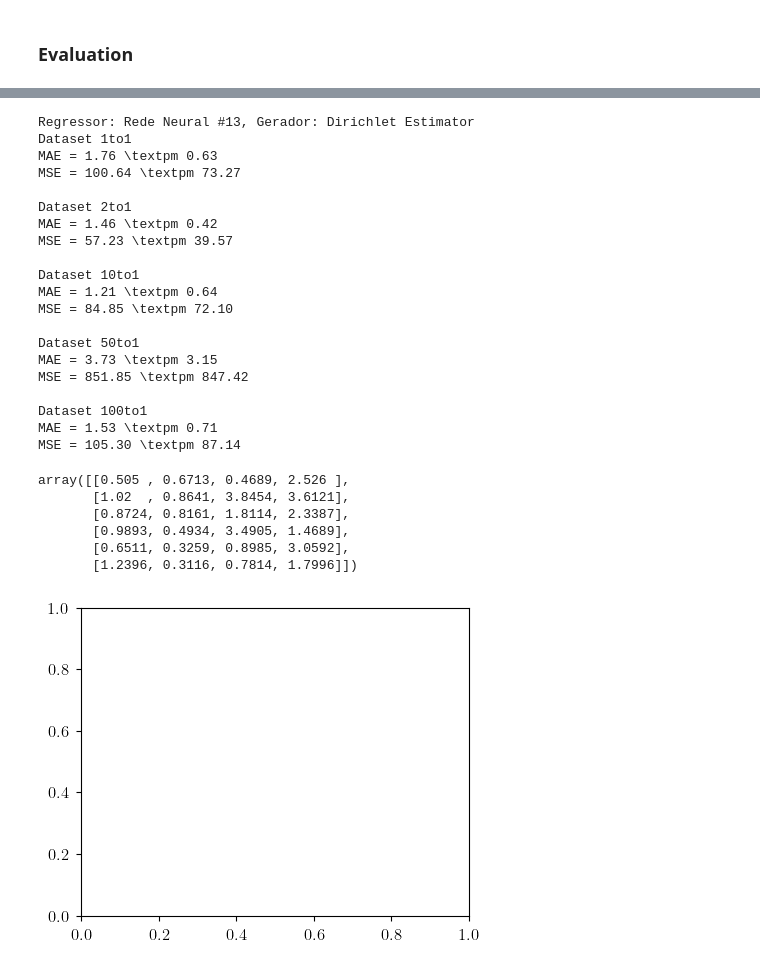
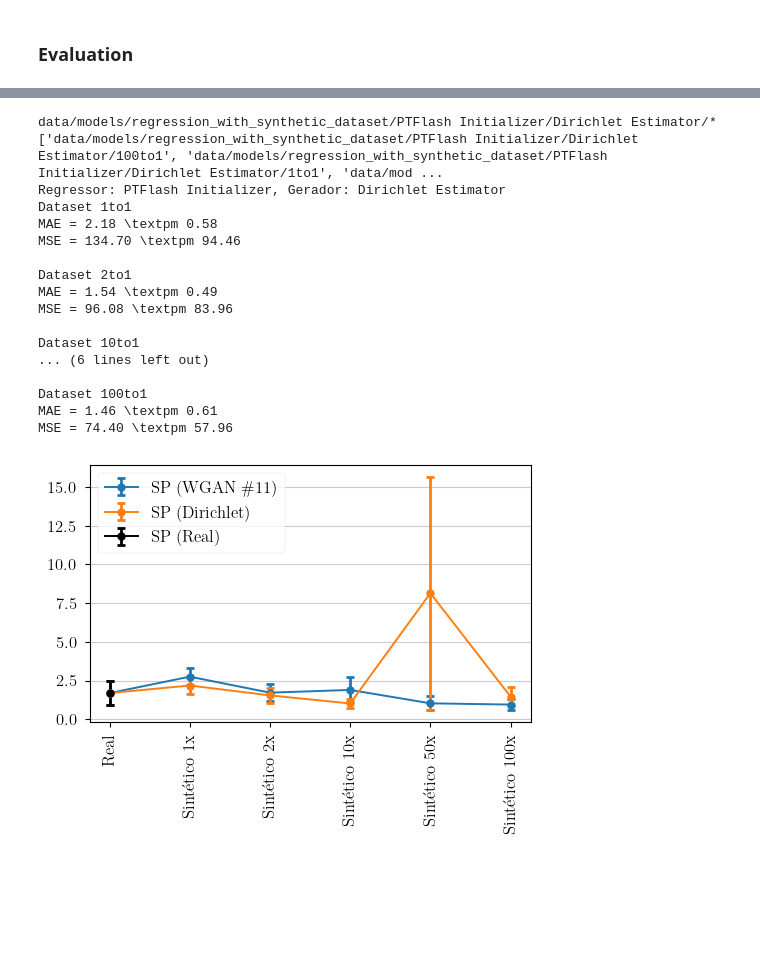
Before and after one commit to antonionicampos/nn-flash, a Jupyter notebook: notebooks/train_regression_model.ipynb, the cells around one changed output, grey strips where cells are left out. Saved outputs shown, nothing was run; the diff lists cells and outputs as text; code cells hidden in the pictures; blank space fills up the shorter version.

Commit message:
implement training on synthetic datasets and saving plot results

```diff
--- a/notebooks/train_regression_model.ipynb
+++ b/notebooks/train_regression_model.ipynb
@@ -29,7 +29,7 @@ indices = analysis.load_performance_indices()
 # %% [markdown]
 ### Training best Neural Network
 # %%
-regressor_model_name = "Rede Neural #13"
+regressor_model_name = "PTFlash Initializer [Ref 19]"
 
 output = [out for out in results["outputs"] if out["model_name"] == regressor_model_name][0]
 model_id = [i for i, out in enumerate(results["outputs"]) if out["model_name"] == regressor_model_name][0]
@@ -173,11 +175,20 @@ def create_results(generator_model_name, regressor_model_name):
             "data",
             "models",
             "regression_with_synthetic_dataset",
-            regressor_model_name,
+            r"{}".format(regressor_model_name),
             generator_model_name,
             "*",
         )
     )
+    print(os.path.join(
+            "data",
+            "models",
+            "regression_with_synthetic_dataset",
+            r"{}".format(regressor_model_name),
+            generator_model_name,
+            "*",
+        ))
+    print(models_folder)
     models_folder = sorted(models_folder, key=lambda p: int(os.path.split(p)[-1].split("to")[0]))
     table = []
 
@@ -212,6 +223,6 @@ def create_results(generator_model_name, regressor_model_name):
 # %%
 wgan_indices_dict = create_results(
     generator_model_name="WGAN #11",
-    regressor_model_name=regressor_model_name
+    regressor_model_name="PTFlash Initializer"
 )
 # %% [output]
@@ -238,68 +246,60 @@ MSE = 26.02 \textpm 16.58
 # %%
 dirichlet_indices_dict = create_results(
     generator_model_name="Dirichlet Estimator",
-    regressor_model_name=regressor_model_name
+    regressor_model_name="PTFlash Initializer"
 )
 # %% [output]
-Regressor: Rede Neural #13, Gerador: Dirichlet Estimator
+data/models/regression_with_synthetic_dataset/PTFlash Initializer/Dirichlet Estimator/*
+['data/models/regression_with_synthetic_dataset/PTFlash Initializer/Dirichlet Estimator/100to1', 'data/models/regression_with_synthetic_dataset/PTFlash Initializer/Dirichlet Estimator/1to1', 'data/mod ...
+Regressor: PTFlash Initializer, Gerador: Dirichlet Estimator
 Dataset 1to1
-MAE = 1.76 \textpm 0.63
-MSE = 100.64 \textpm 73.27
+MAE = 2.18 \textpm 0.58
+MSE = 134.70 \textpm 94.46
 
 Dataset 2to1
-MAE = 1.46 \textpm 0.42
-MSE = 57.23 \textpm 39.57
+MAE = 1.54 \textpm 0.49
+MSE = 96.08 \textpm 83.96
 
 Dataset 10to1
-MAE = 1.21 \textpm 0.64
-MSE = 84.85 \textpm 72.10
-
-Dataset 50to1
-MAE = 3.73 \textpm 3.15
-MSE = 851.85 \textpm 847.42
+... (6 lines left out)
 
 Dataset 100to1
-MAE = 1.53 \textpm 0.71
-MSE = 105.30 \textpm 87.14
+MAE = 1.46 \textpm 0.61
+MSE = 74.40 \textpm 57.96
 # %%
 name = regressor_model_name.replace("#", "\#")
 labels = [f"Real", *wgan_indices_dict.keys()]
 x = np.arange(len(labels))
 
 f, ax = plt.subplots(figsize=(5, 4))
 
 wgan_mae = np.r_[
     [indices["mean_absolute_error"][:, model_id, :].mean(axis=1)],
     np.array([i["mae"] for i in wgan_indices_dict.values()])
 ]
 dirichlet_mae = np.r_[
     [indices["mean_absolute_error"][:, model_id].mean(axis=1)],
     np.array([i["mae"] for i in dirichlet_indices_dict.values()])
 ]
 
 wgan_mae
 
-# wgan_y = wgan_mae.mean(axis=1)
-# wgan_y_err = (wgan_mae.std(axis=1) / np.sqrt(K_FOLDS - 1))
+wgan_y = wgan_mae.mean(axis=1)
+wgan_y_err = (wgan_mae.std(axis=1) / np.sqrt(K_FOLDS - 1))
 
-# dirichlet_y = dirichlet_mae.mean(axis=1)
-# dirichlet_y_err = (dirichlet_mae.std(axis=1) / np.sqrt(K_FOLDS - 1))
+dirichlet_y = dirichlet_mae.mean(axis=1)
+dirichlet_y_err = (dirichlet_mae.std(axis=1) / np.sqrt(K_FOLDS - 1))
 
-# ax.errorbar(x, wgan_y, wgan_y_err, label="SP (WGAN \#11)", c="tab:blue", **errorbar_kwargs)
-# ax.errorbar(x, dirichlet_y, dirichlet_y_err, label="SP (Dirichlet)", c="tab:orange", **errorbar_kwargs)
-# ax.errorbar([x[0]], [wgan_y[0]], [wgan_y_err[0]], label="SP (Real)", c="black", **errorbar_kwargs)
-# ax.yaxis.grid()
-# ax.set_xticks(x, labels, rotation=90, ha="center")
-# ax.legend(loc="lower right")
+ax.errorbar(x, wgan_y, wgan_y_err, label="SP (WGAN \#11)", c="tab:blue", **errorbar_kwargs)
+ax.errorbar(x, dirichlet_y, dirichlet_y_err, label="SP (Dirichlet)", c="tab:orange", **errorbar_kwargs)
+ax.errorbar([x[0]], [wgan_y[0]], [wgan_y_err[0]], label="SP (Real)", c="black", **errorbar_kwargs)
+ax.yaxis.grid()
+# ax.set_ylim(top=4.0)
+ax.set_xticks(x, labels, rotation=90, ha="center")
+ax.legend(loc="upper left")
 
-# f.tight_layout()
-# plt.savefig(os.path.join("data", "images", f"sp_index_errorbar_plot_synthetic_{classifier_model_name}.png"), dpi=600)
-# plt.show()
+f.tight_layout()
+plt.savefig(os.path.join("data", "images", f"mae_errorbar_plot_synthetic_{regressor_model_name}.png"), dpi=600)
+plt.show()
 # %% [output]
-array([[0.505 , 0.6713, 0.4689, 2.526 ],
-       [1.02  , 0.8641, 3.8454, 3.6121],
-       [0.8724, 0.8161, 1.8114, 2.3387],
-       [0.9893, 0.4934, 3.4905, 1.4689],
-       [0.6511, 0.3259, 0.8985, 3.0592],
-       [1.2396, 0.3116, 0.7814, 1.7996]])
-[figure, old version]
+[figure, new version]
```
Also changed, not shown: parts of 5 cells of this notebook.
